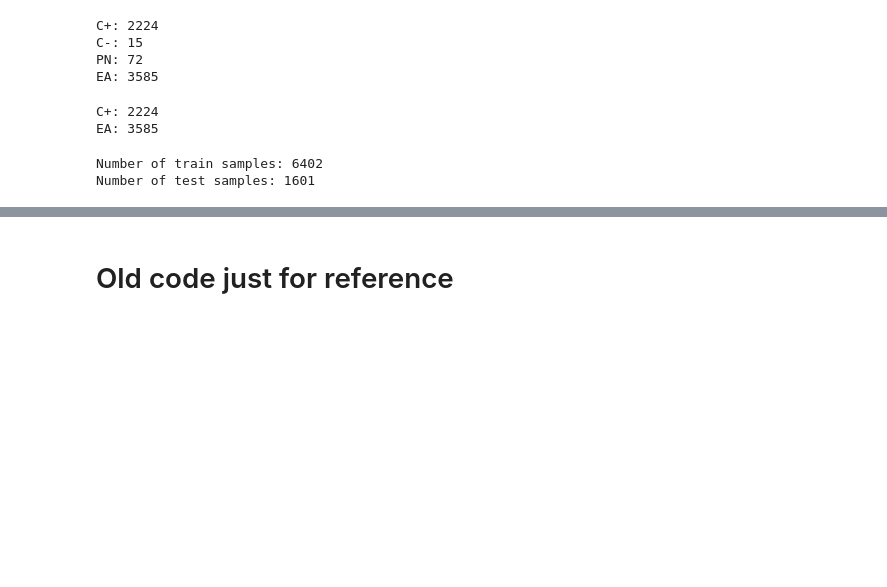
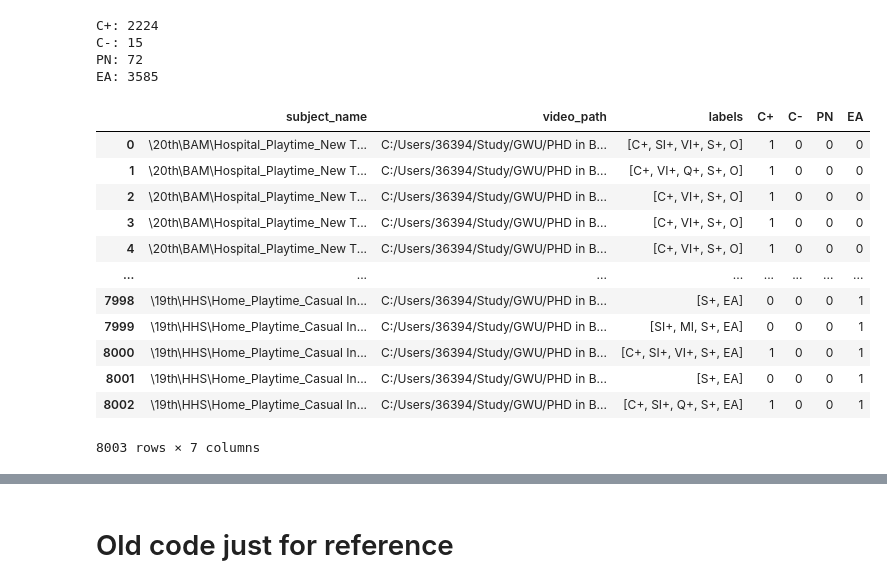
Before and after one commit to zzhao-98/care_autism_children, a Jupyter notebook: resnet3d/vision_dataset_preprocessing.ipynb, the cells around one changed output, grey strips where cells are left out. Drawn from its saved outputs; the diff is of its cells as text; code cells hidden in the pictures; blank space fills up the shorter version.

```diff
--- a/resnet3d/vision_dataset_preprocessing.ipynb
+++ b/resnet3d/vision_dataset_preprocessing.ipynb
@@ -34,22 +34,27 @@ Number of good videos: 8003
 Number of bad videos: 37
 # %%
 vision_classes = ['C+', 'C-', 'PN', 'EA']
-df_vision_modified = copy.deepcopy(df_vision)
 for vision_class in vision_classes:
-    df_vision_modified[vision_class] = df_vision.apply(lambda row: 1 if vision_class in row['labels'] else 0, axis=1)
-    print("{}: {}".format(vision_class, np.sum(df_vision_modified[vision_class] == 1)))
+    df_vision[vision_class] = df_vision.apply(lambda row: 1 if vision_class in row['labels'] else 0, axis=1)
+    print("{}: {}".format(vision_class, np.sum(df_vision[vision_class] == 1)))
 # %% [output]
 C+: 2224
 C-: 15
 PN: 72
 EA: 3585
-# %%
-# Drop 'C-' class, too few samples to train
-vision_classes = ['C+', 'EA']
-df_vision_modified = copy.deepcopy(df_vision)
-for vision_class in vision_classes:
-    df_vision_modified[vision_class] = df_vision.apply(lambda row: 1 if vision_class in row['labels'] else 0, axis=1)
-    print("{}: {}".format(vision_class, np.sum(df_vision_modified[vision_class] == 1)))
-# %% [output]
-C+: 2224
-EA: 3585
+# %%
+df_vision
+# %% [output]
+|  | subject_name | video_path | labels | C+ | C- | PN | EA |
+| 0 | \20th\BAM\Hospital_Playtime_New T... | C:/Users/36394/Study/GWU/PHD in B... | [C+, SI+, VI+, S+, O] | 1 | 0 | 0 | 0 |
+| 1 | \20th\BAM\Hospital_Playtime_New T... | C:/Users/36394/Study/GWU/PHD in B... | [C+, VI+, Q+, S+, O] | 1 | 0 | 0 | 0 |
+| 2 | \20th\BAM\Hospital_Playtime_New T... | C:/Users/36394/Study/GWU/PHD in B... | [C+, VI+, S+, O] | 1 | 0 | 0 | 0 |
+| 3 | \20th\BAM\Hospital_Playtime_New T... | C:/Users/36394/Study/GWU/PHD in B... | [C+, VI+, S+, O] | 1 | 0 | 0 | 0 |
+| 4 | \20th\BAM\Hospital_Playtime_New T... | C:/Users/36394/Study/GWU/PHD in B... | [C+, VI+, S+, O] | 1 | 0 | 0 | 0 |
+| ... | ... | ... | ... | ... | ... | ... | ... |
+| 7998 | \19th\HHS\Home_Playtime_Casual In... | C:/Users/36394/Study/GWU/PHD in B... | [S+, EA] | 0 | 0 | 0 | 1 |
+| 7999 | \19th\HHS\Home_Playtime_Casual In... | C:/Users/36394/Study/GWU/PHD in B... | [SI+, MI, S+, EA] | 0 | 0 | 0 | 1 |
+| 8000 | \19th\HHS\Home_Playtime_Casual In... | C:/Users/36394/Study/GWU/PHD in B... | [C+, SI+, VI+, S+, EA] | 1 | 0 | 0 | 1 |
+| 8001 | \19th\HHS\Home_Playtime_Casual In... | C:/Users/36394/Study/GWU/PHD in B... | [S+, EA] | 0 | 0 | 0 | 1 |
+| 8002 | \19th\HHS\Home_Playtime_Casual In... | C:/Users/36394/Study/GWU/PHD in B... | [C+, SI+, Q+, S+, EA] | 1 | 0 | 0 | 1 |
+8003 rows × 7 columns
@@ -79,8 +95,3 @@ def split_train_test_by_subject(df, test_size=0.2):
     print("Number of test samples: {}".format(len(df_test)))
 
     return df_train, df_test
-# %%
-df_train, df_valid = split_train_test_by_subject(df_vision_modified, test_size=0.2)
-# %% [output]
-Number of train samples: 6402
-Number of test samples: 1601
```
Also changed, not shown: parts of 8 cells of this notebook, 7 other files.
